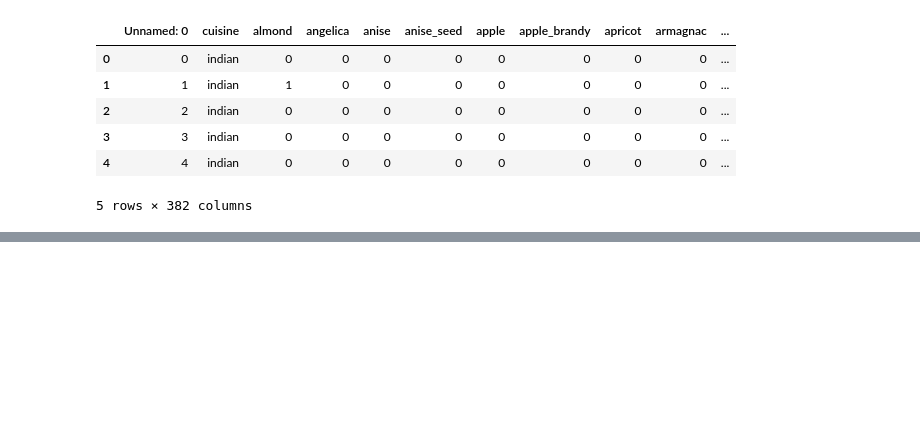
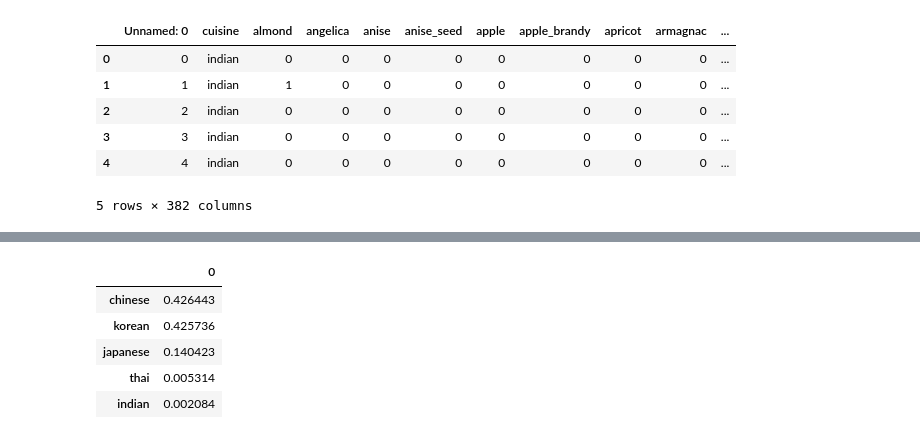
Before and after one commit to DeSilva008/ML-Exercises, a Jupyter notebook: classification-exercise/02/notebook.ipynb, the cells around one changed output, grey strips where cells are left out. Cells and saved outputs as stored; diff of their text form; code cells hidden in the pictures; blank space fills up the shorter version.

```diff
--- a/classification-exercise/02/notebook.ipynb
+++ b/classification-exercise/02/notebook.ipynb
@@ -21,0 +42,2 @@ cousines_label_df = cui['cuisine']
+# %%
+X_train, X_test, y_train, y_test = train_test_split(cuisines_feature_df, cuisines_label_df, test_size=0.3)
@@ -21,0 +60,15 @@ cousines_label_df = cui['cuisine']
+# %%
+test= X_test.iloc[50].values.reshape(-1, 1).T
+proba = model.predict_proba(test)
+classes = model.classes_
+resultdf = pd.DataFrame(data=proba, columns=classes)
+
+topPrediction = resultdf.T.sort_values(by=[0], ascending = [False])
+topPrediction.head()
+# %% [output]
+|  | 0 |
+| chinese | 0.426443 |
+| korean | 0.425736 |
+| japanese | 0.140423 |
+| thai | 0.005314 |
+| indian | 0.002084 |
```
Also changed, not shown: parts of 6 cells of this notebook.
